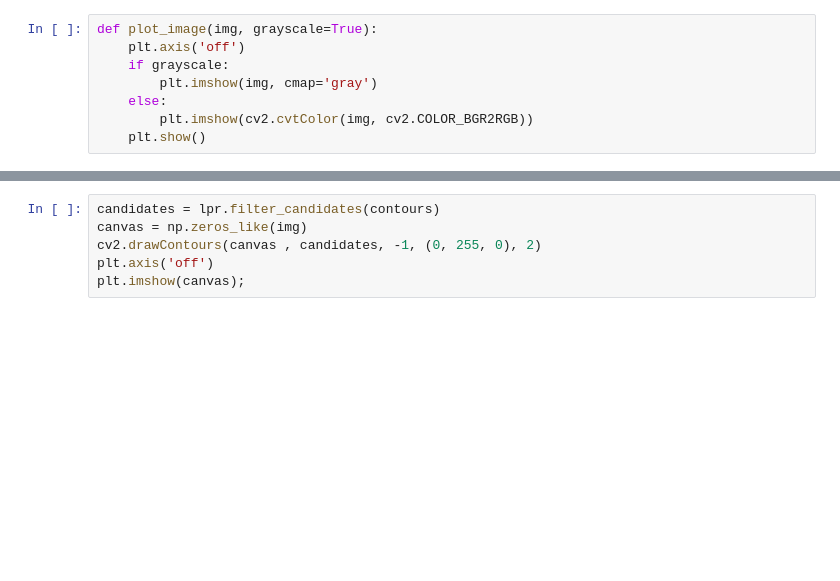
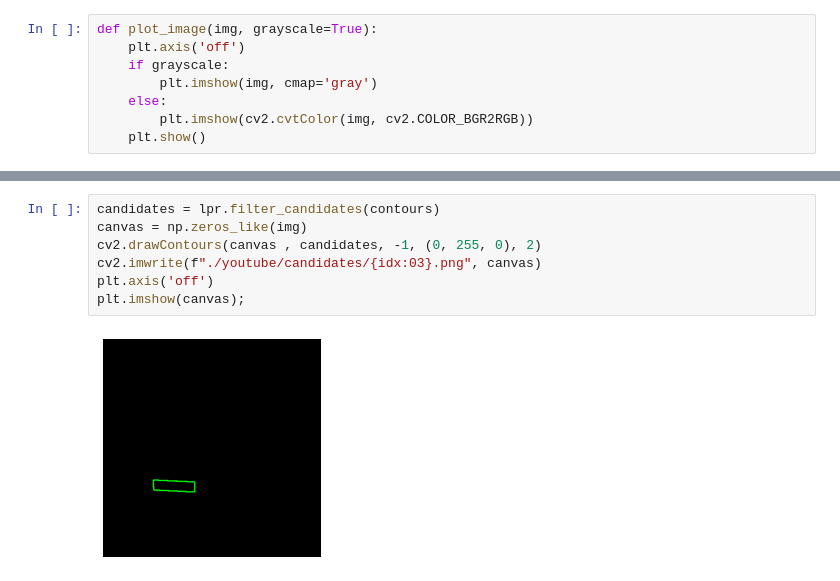
Before and after one commit to santifiorino/license-plate-recognition, a Jupyter notebook: experimentation.ipynb, the cells around one changed output, grey strips where cells are left out. Drawn from its saved outputs; the diff is of its cells as text; blank space fills up the shorter version.

```diff
--- a/experimentation.ipynb
+++ b/experimentation.ipynb
@@ -35,9 +46,12 @@ plt.imshow(canvas);
 # %%
 candidates = lpr.filter_candidates(contours)
 canvas = np.zeros_like(img)
 cv2.drawContours(canvas , candidates, -1, (0, 255, 0), 2)
+cv2.imwrite(f"./youtube/candidates/{idx:03}.png", canvas)
 plt.axis('off')
 plt.imshow(canvas);
+# %% [output]
+[figure, added]
 # %%
 license = lpr.get_lowest_candidate(candidates)
 canvas = np.zeros_like(img)
```
Also changed, not shown: parts of 13 cells of this notebook, 8 other files.
